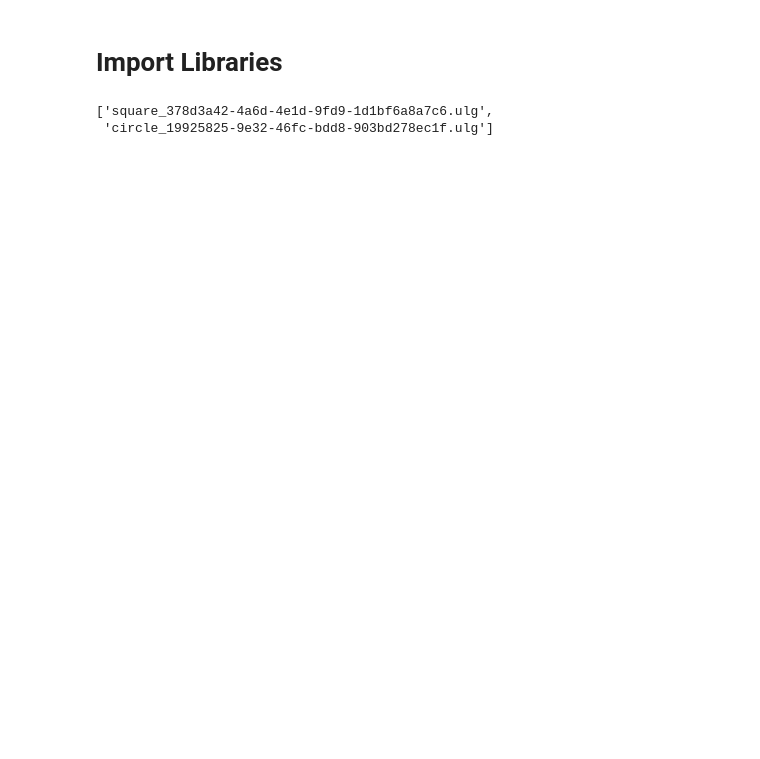
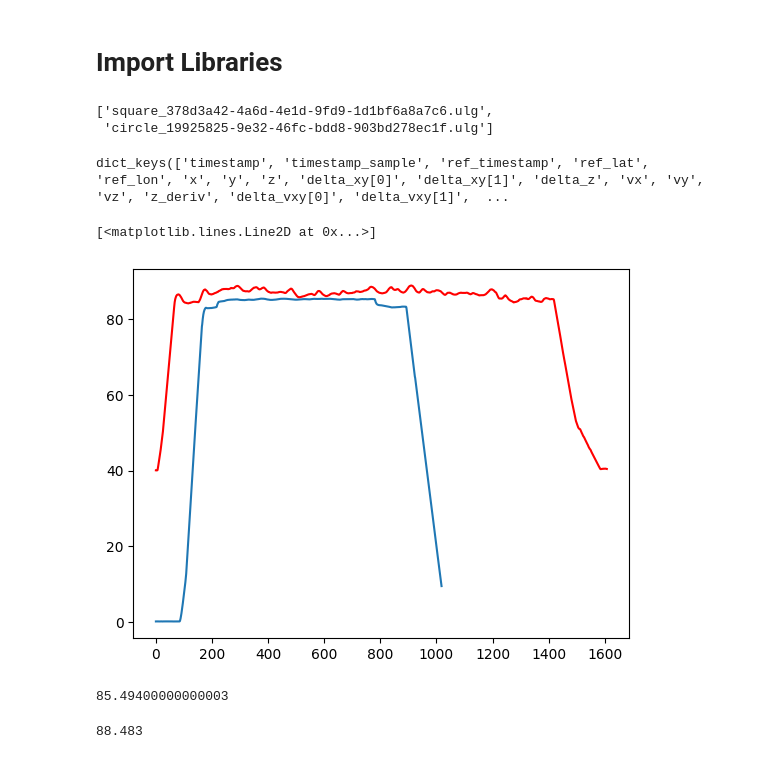
Before and after one commit to VisDunneRight/Px4-Batch-Simulation, a Jupyter notebook: Px4_Simulations/simulation_analysis/flight_sim_analaysis.ipynb, the cells around one changed output. Saved outputs shown, nothing was run; the diff lists cells and outputs as text; code cells hidden in the pictures; blank space fills up the shorter version.

```diff
--- a/Px4_Simulations/simulation_analysis/flight_sim_analaysis.ipynb
+++ b/Px4_Simulations/simulation_analysis/flight_sim_analaysis.ipynb
@@ -10,6 +10,8 @@ import os
 import seaborn as sns
 import matplotlib.pyplot as plt
 import numpy as np
+# %%
+DEFAULT_ALT = 488.0
 # %%
 from UAV import UAV
 # %%
@@ -64,6 +66,29 @@ ulog_sim_ids
 # %% [output]
 ['square_378d3a42-4a6d-4e1d-9fd9-1d1bf6a8a7c6.ulg',
  'circle_19925825-9e32-46fc-bdd8-903bd278ec1f.ulg']
+# %%
+uav_sim.data_set.data.keys()
+# %% [output]
+dict_keys(['timestamp', 'timestamp_sample', 'ref_timestamp', 'ref_lat', 'ref_lon', 'x', 'y', 'z', 'delta_xy[0]', 'delta_xy[1]', 'delta_z', 'vx', 'vy', 'vz', 'z_deriv', 'delta_vxy[0]', 'delta_vxy[1]',  ...
+# %%
+uav_real.set_dataset("vehicle_gps_position")
+uav_sim.set_dataset("vehicle_gps_position")
+data_real = uav_real.data_set.data["alt"]*  0.001
+data_sim = uav_sim.data_set.data["alt"] * 0.001
+plt.plot(data_sim - DEFAULT_ALT)
+plt.plot(data_real, color="red")
+# %% [output]
+[<matplotlib.lines.Line2D at 0x...>]
+[figure, added]
+# %%
+data_sim = uav_sim.data_set.data["alt"] * 0.001
+max(data_sim - DEAFULT_ALT)
+# %% [output]
+85.49400000000003
+# %%
+max(data_real * 0.001)
+# %% [output]
+88.483
 # %%
 uav_sim, uav_real = load_data(ulog_sim_ids[0].strip(".ugl"))
 df_sim, df_real = create_dfs(uav_sim, uav_real)
```
Also changed, not shown: parts of 14 cells of this notebook.
